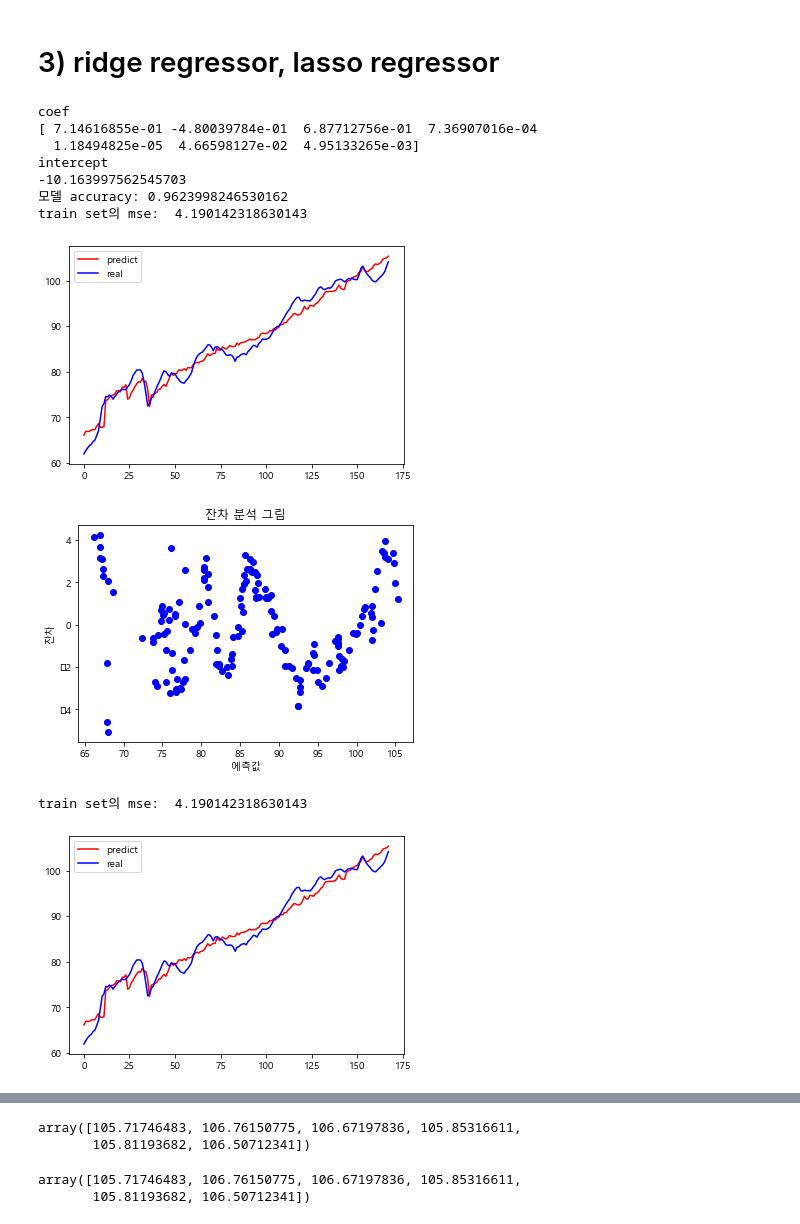
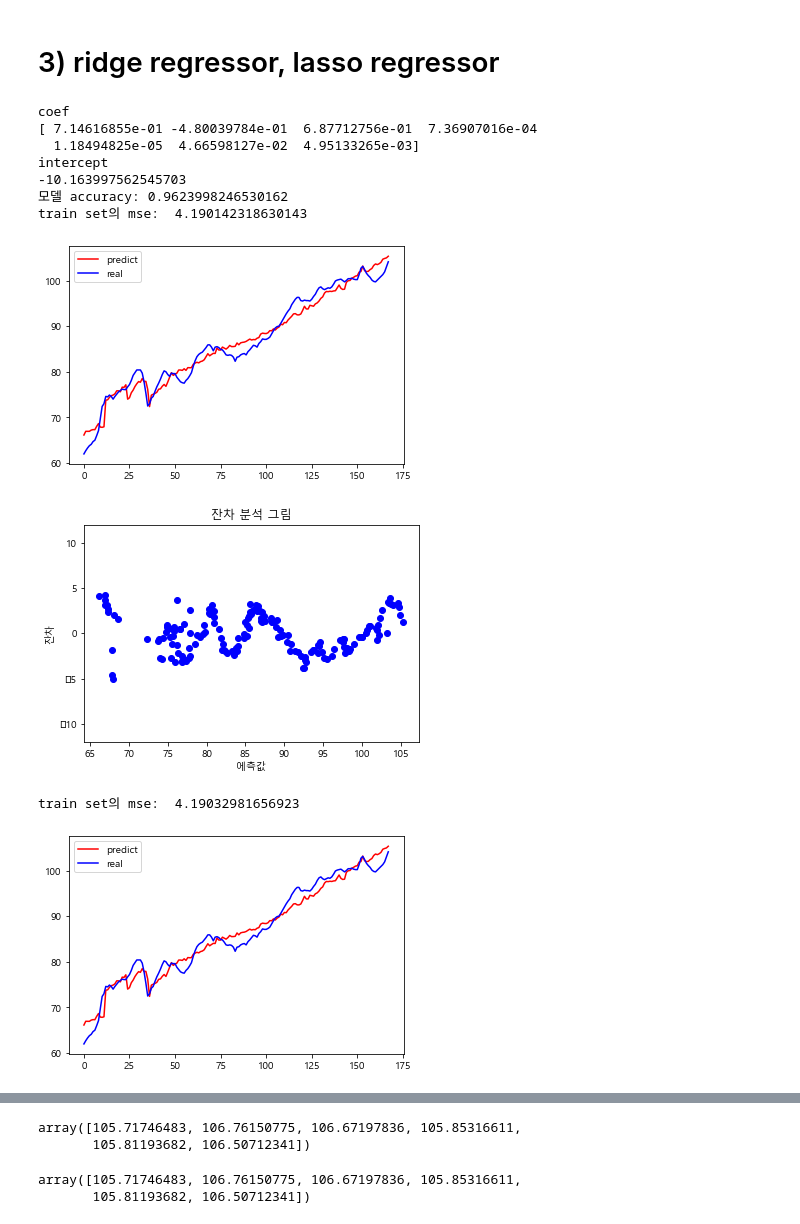
Before and after one commit to jjun-0824/-, a Jupyter notebook: 기말과제 코드.ipynb, the cells around one changed output, grey strips where cells are left out. Saved outputs shown, nothing was run; the diff lists cells and outputs as text; code cells hidden in the pictures.

```diff
--- a/기말과제 코드.ipynb
+++ b/기말과제 코드.ipynb
@@ -498,7 +493,7 @@ plt.legend()
 plt.plot(y1,color="blue",label="real")
 plt.legend()
 plt.show()
-
+plt.ylim((-12,12))
 plt.scatter(y_train_pred,y_train_pred-y_train,c="blue",marker="o")#train set 예측값 잔차 분석
 plt.xlabel("에측값")
 plt.ylabel("잔차")
@@ -507,13 +502,13 @@ plt.title("잔차 분석 그림")
 plt.show()
 
 from sklearn.linear_model import Ridge
-rid=Ridge(alpha=0.1) #alpha 의미?
+rid=Ridge(alpha=0.5) #alpha 의미?
 rr1=rid.fit(x_train,y_train)
 
 rr1.fit(x_train, y_train)
 rr1.score(x_train, y_train)
 
-y_train_pred=rr.predict(x_train)
+y_train_pred=rr1.predict(x_train)
 
 from sklearn.metrics import mean_squared_error # 평균제곱오차
 mse1 = mean_squared_error(y_train, y_train_pred)
@@ -522,34 +517,34 @@ print("train set의 mse: ",mse1)
 
 plt.rcParams['font.family'] = 'NanumGothic'
 plt.rcParams['font.family'] = 'Malgun Gothic'
 
 y=y_train_pred
 y1=y_train
 plt.plot(y,color="red",label="predict")
 plt.legend()
 plt.plot(y1,color="blue",label="real")
 plt.legend()
 plt.show()
-
+plt.ylim((-12,12))
 plt.scatter(y_train_pred,y_train_pred-y_train,c="blue",marker="o")#train set 예측값 잔차 분석
 plt.xlabel("에측값")
 plt.ylabel("잔차")
 
 plt.title("잔차 분석 그림")
 plt.show()
 
 # 최적의 성능을 보여준 모델을 test set에 적용
 y_test_pred=rr.predict(x_test)
 y_test_pred
 # %% [output]
 coef
 [ 7.14616855e-01 -4.80039784e-01  6.87712756e-01  7.36907016e-04
   1.18494825e-05  4.66598127e-02  4.95133265e-03]
 intercept
 -10.163997562545703
 모델 accuracy: 0.9623998246530162
 train set의 mse:  4.190142318630143
 [figure]
-[figure, old version]
+[figure, new version]
-train set의 mse:  4.190142318630143
+train set의 mse:  4.19032981656923
 [figure]
```
Also changed, not shown: parts of 12 cells of this notebook.
